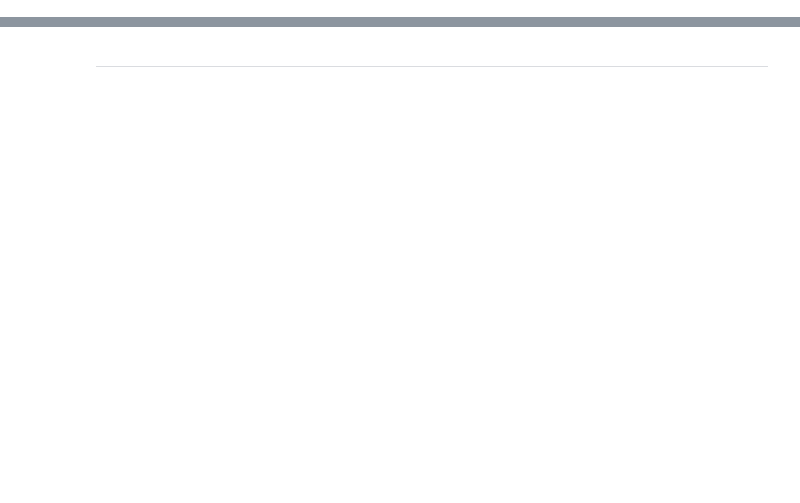
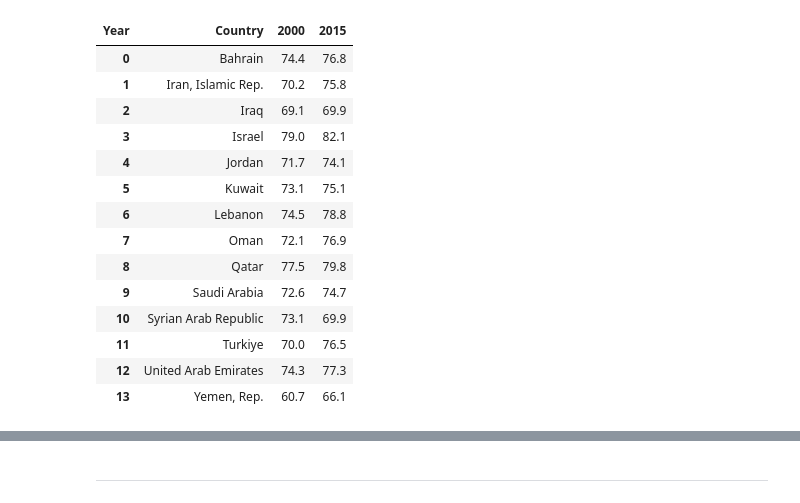
Before and after one commit to Leroymilo/DataVis, a Jupyter notebook: L4/AdriaanL_AcadWrit_DataViz_Lesson4.ipynb, the cells around one changed output, grey strips where cells are left out. Cells and saved outputs as stored; diff of their text form; code cells hidden in the pictures; blank space fills up the shorter version.

```diff
--- a/L4/AdriaanL_AcadWrit_DataViz_Lesson4.ipynb
+++ b/L4/AdriaanL_AcadWrit_DataViz_Lesson4.ipynb
@@ -172,19 +181,35 @@ plt.show()
 # %%
 # Filter and select relevant columns
 slope_data = life_expectancy[
    (life_expectancy['Region'] == 'Middle East') &
    (life_expectancy['Year'].isin([2000, 2015]))
 ][['Country', 'Year', 'Life_expectancy']]
 
 
 # Reshape data using pivot
 scatter_data = slope_data.pivot(
    index='Country',
    columns='Year',
    values='Life_expectancy'
 ).reset_index()
 
-print(scatter_data)
+scatter_data
+# %% [output]
+| Year | Country | 2000 | 2015 |
+| 0 | Bahrain | 74.4 | 76.8 |
+| 1 | Iran, Islamic Rep. | 70.2 | 75.8 |
+| 2 | Iraq | 69.1 | 69.9 |
+| 3 | Israel | 79.0 | 82.1 |
+| 4 | Jordan | 71.7 | 74.1 |
+| 5 | Kuwait | 73.1 | 75.1 |
+| 6 | Lebanon | 74.5 | 78.8 |
+| 7 | Oman | 72.1 | 76.9 |
+| 8 | Qatar | 77.5 | 79.8 |
+| 9 | Saudi Arabia | 72.6 | 74.7 |
+| 10 | Syrian Arab Republic | 73.1 | 69.9 |
+| 11 | Turkiye | 70.0 | 76.5 |
+| 12 | United Arab Emirates | 74.3 | 77.3 |
+| 13 | Yemen, Rep. | 60.7 | 66.1 |
 # %% [markdown]
 
 <img src="https://i.imgur.com/2DSh6HX.png" width=1024 />
```
Also changed, not shown: parts of 21 cells of this notebook.
